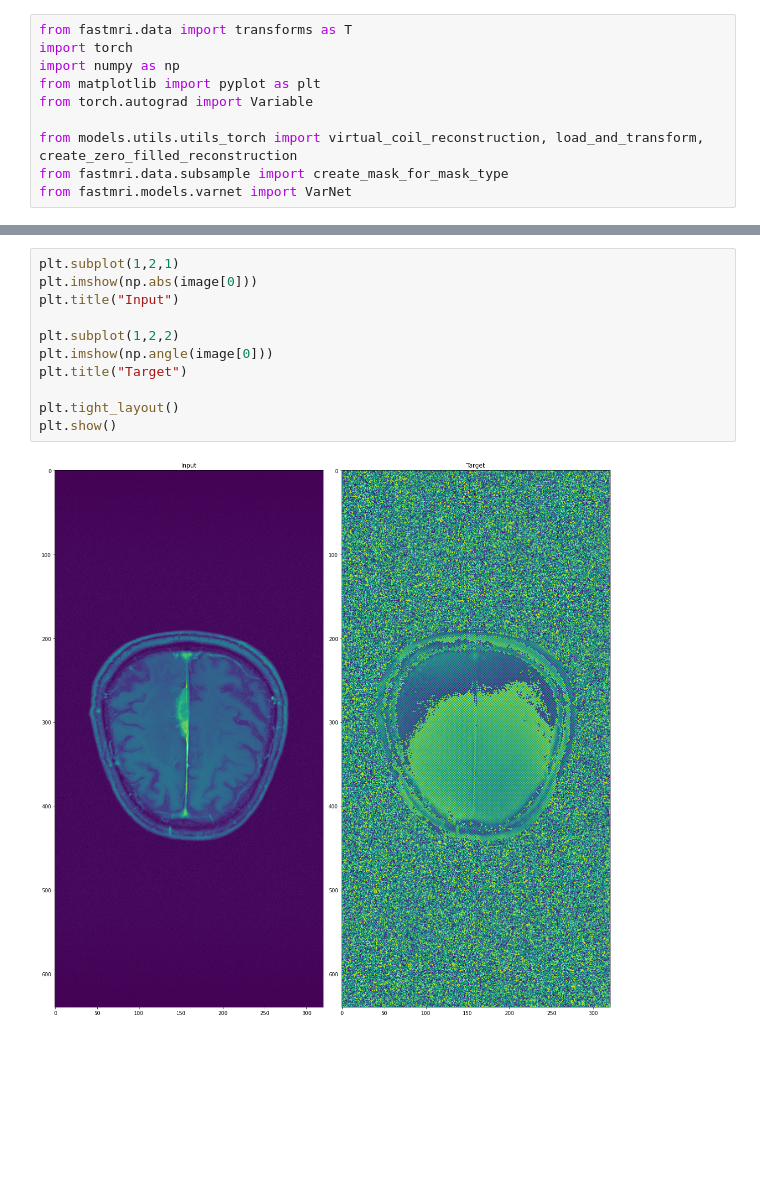
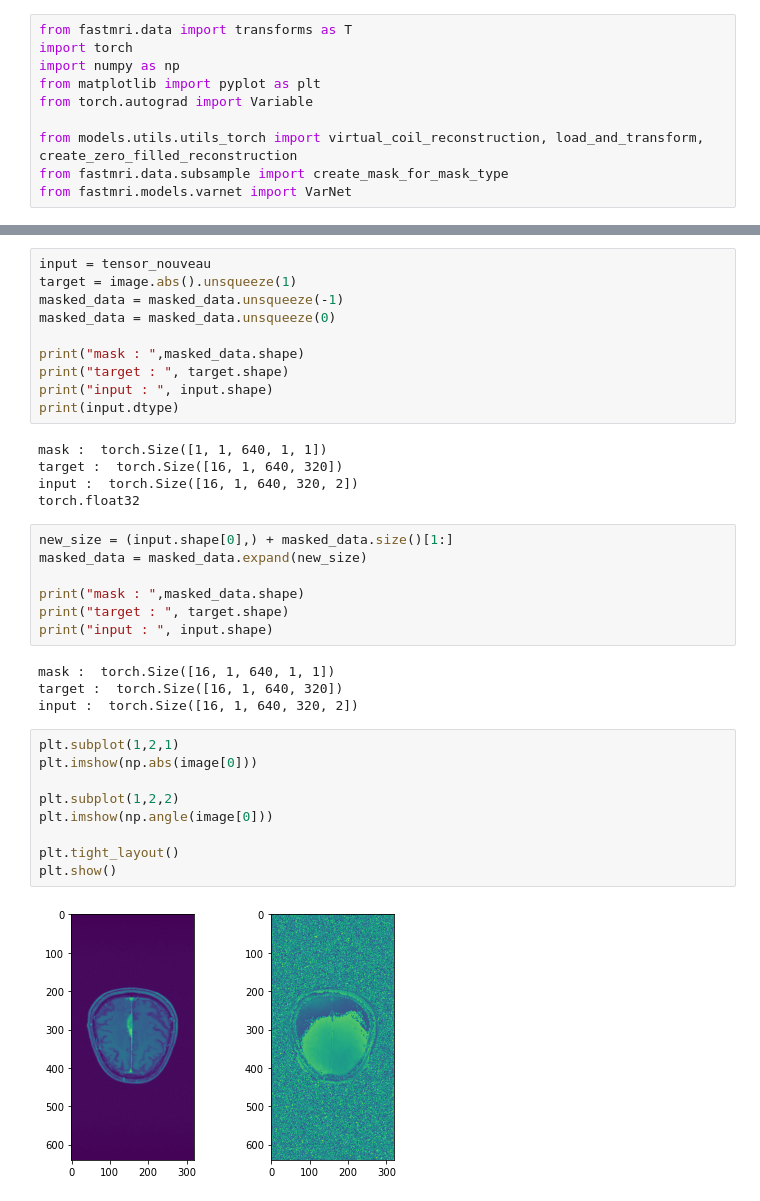
Before and after one commit to mind-inria/mri-dl-recon, a Jupyter notebook: src/mri_dlrecon/models/functions_torch/tuto_Varnet.ipynb, the cells around one changed output, grey strips where cells are left out. Drawn from its saved outputs; the diff is of its cells as text; blank space fills up the shorter version.

```diff
--- a/src/mri_dlrecon/models/functions_torch/tuto_Varnet.ipynb
+++ b/src/mri_dlrecon/models/functions_torch/tuto_Varnet.ipynb
@@ -41,14 +47,38 @@ input :  torch.Size([16, 1, 640, 320])
+# %%
+input = tensor_nouveau
+target = image.abs().unsqueeze(1)
+masked_data = masked_data.unsqueeze(-1)
+masked_data = masked_data.unsqueeze(0)
+
+print("mask : ",masked_data.shape)
+print("target : ", target.shape)
+print("input : ", input.shape)
+print(input.dtype)
+# %% [output]
+mask :  torch.Size([1, 1, 640, 1, 1])
+target :  torch.Size([16, 1, 640, 320])
+input :  torch.Size([16, 1, 640, 320, 2])
+torch.float32
+# %%
+new_size = (input.shape[0],) + masked_data.size()[1:]
+masked_data = masked_data.expand(new_size)
+
+print("mask : ",masked_data.shape)
+print("target : ", target.shape)
+print("input : ", input.shape)
+# %% [output]
+mask :  torch.Size([16, 1, 640, 1, 1])
+target :  torch.Size([16, 1, 640, 320])
+input :  torch.Size([16, 1, 640, 320, 2])
 # %%
 plt.subplot(1,2,1)
 plt.imshow(np.abs(image[0]))
-plt.title("Input")
 
 plt.subplot(1,2,2)
 plt.imshow(np.angle(image[0]))
-plt.title("Target")
 
 plt.tight_layout()
 plt.show()
 # %% [output]
-[figure, old version]
+[figure, new version]
 # %%
```
Also changed, not shown: parts of 5 cells of this notebook, 3 other files.
